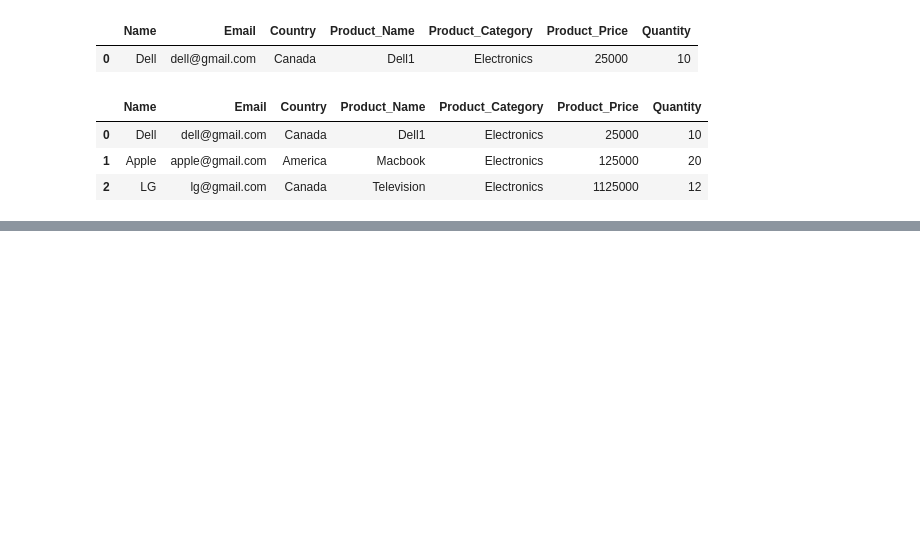
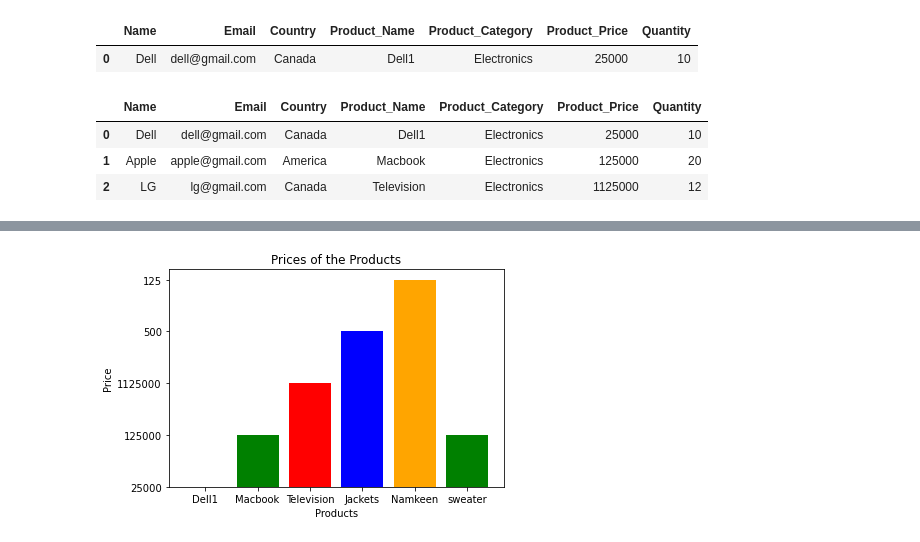
Before and after one commit to aishwaryasharma10/Lab2_DataCollection, a Jupyter notebook: project.ipynb, the cells around one changed output, grey strips where cells are left out. Saved outputs shown, nothing was run; the diff lists cells and outputs as text; code cells hidden in the pictures; blank space fills up the shorter version.

```diff
--- a/project.ipynb
+++ b/project.ipynb
@@ -55,0 +69,5 @@ s_info.getCategory(seller,'Electronics')
+# %%
+#Graph between products and the corresponding prices
+p_info.showPrice(seller)
+# %% [output]
+[figure, added]
```
Also changed, not shown: parts of 5 cells of this notebook, 2 other files.
